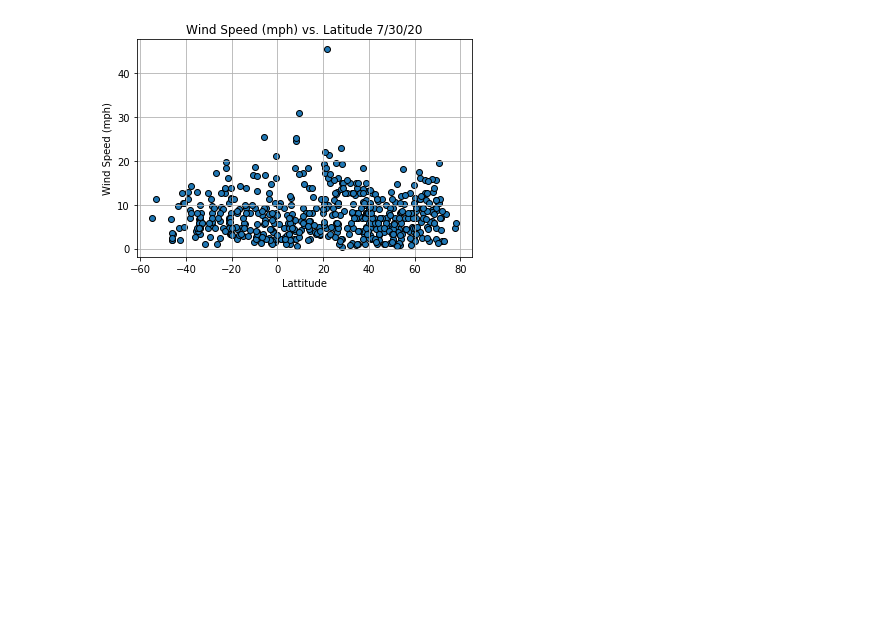
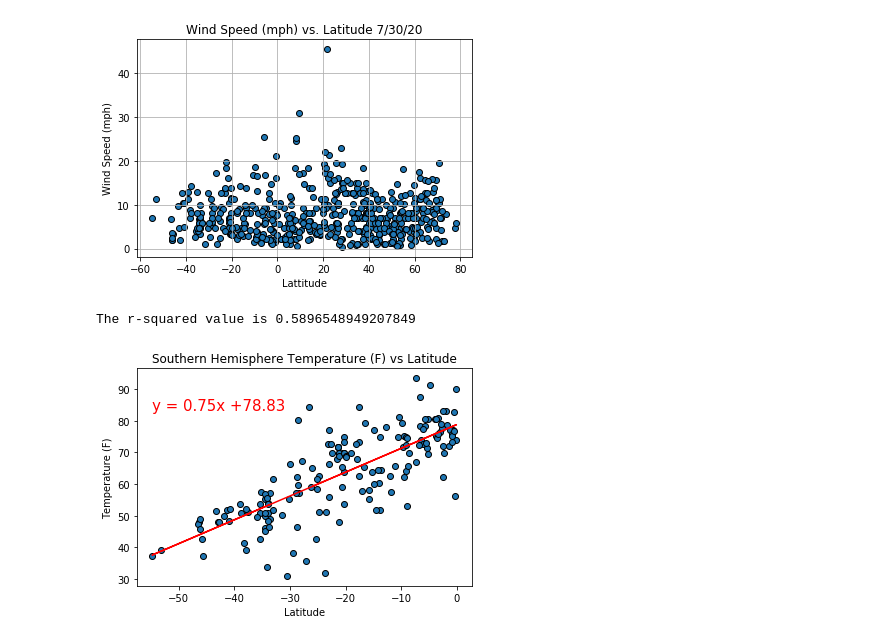
Before and after one commit to dborowski16/python-api-challenge, a Jupyter notebook: WeatherPy/WeatherPyFinal.ipynb, the cells around one changed output. Saved outputs shown, nothing was run; the diff lists cells and outputs as text; code cells hidden in the pictures; blank space fills up the shorter version.

Commit message:
Updating code to include a linear regress function and plots

```diff
--- a/WeatherPy/WeatherPyFinal.ipynb
+++ b/WeatherPy/WeatherPyFinal.ipynb
@@ -173,6 +173,12 @@ temp=raw_df['Max Temp']
 hum=raw_df['Humidity']
 cldy=raw_df['Cloudiness']
 wd_spd=raw_df['Wind Speed']
+
+parsed_df=pd.DataFrame({'Lat':lat,
+                        'Max Temp':temp,
+                        'Humidity':hum,
+                        'Cloudiness':cldy,
+                        'Wind Speed':wd_spd})
 # %%
 plt.scatter(lat,temp,marker='o',alpha=1,edgecolors='black')
 plt.title('Temperature (F) vs. Latitude 7/30/20')
@@ -213,3 +219,25 @@ plt.savefig('output_data/wind_lat.png')
 plt.show()
 # %% [output]
 [figure]
+# %%
+city_so=parsed_df[parsed_df['Lat']<0]
+city_no=parsed_df[parsed_df['Lat']>0]
+# %%
+def linear_regress_plot(x_values,y_values):
+    (slope, intercept, rvalue, pvalue, stderr) = linregress(x_values, y_values)
+    regress_values = x_values * slope + intercept
+    line_eq = "y = " + str(round(slope,2)) + "x +" + str(round(intercept,2))
+    plt.scatter(x_values,y_values,marker='o',alpha=1,edgecolors='black')
+    plt.plot(x_values,regress_values,"r-")
+    plt.annotate(line_eq,(min(x_values),max(y_values)-10),fontsize=15,color="red")
+    print('The r-squared value is ' + str(rvalue**2))
+# %%
+linear_regress_plot(city_so['Lat'],city_so['Max Temp'])
+plt.title('Southern Hemisphere Temperature (F) vs Latitude')
+plt.ylabel('Temperature (F)')
+plt.xlabel('Latitude')
+plt.savefig('output_data/temp_lat_so.png')
+plt.show()
+# %% [output]
+The r-squared value is 0.5896548949207849
+[figure, added]
```
Also changed, not shown: parts of 7 cells of this notebook, 8 other files.
